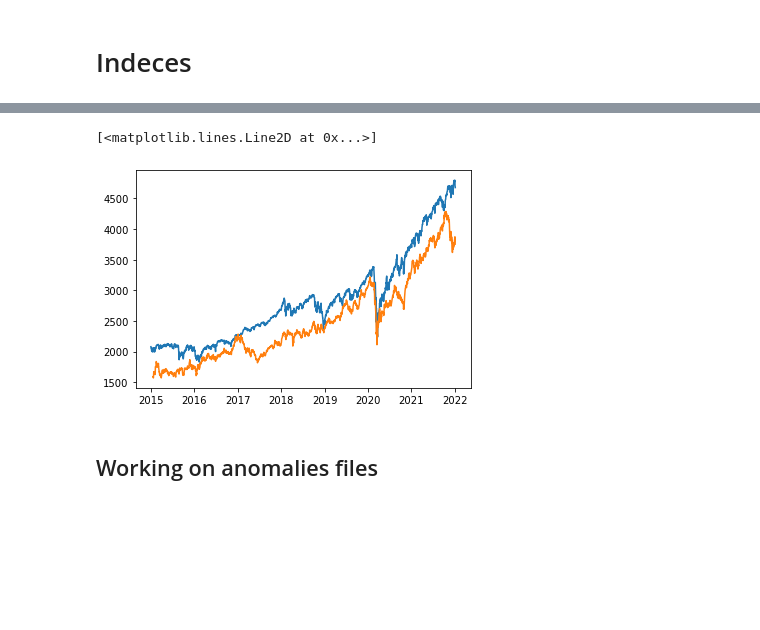
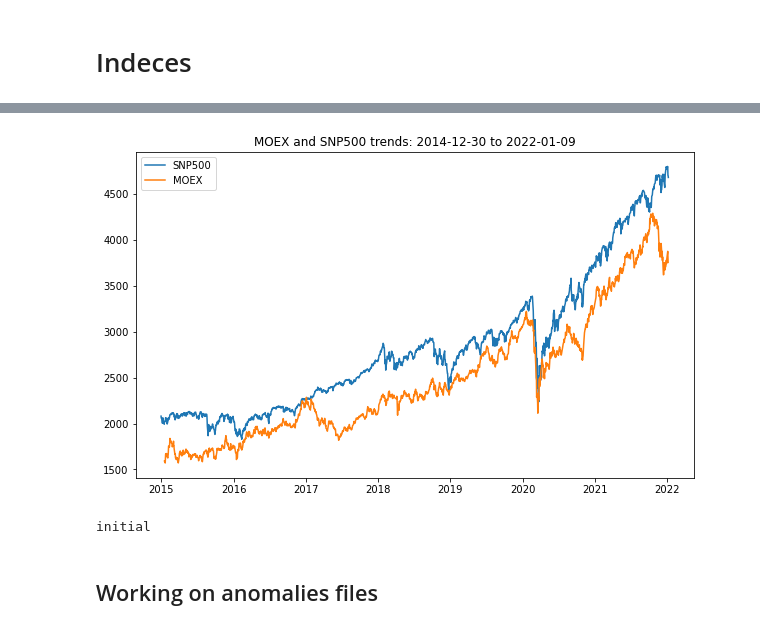
Before and after one commit to odu1ros/timeseries_analysis, a Jupyter notebook: labeling_results.ipynb, the cells around one changed output, grey strips where cells are left out. Saved outputs shown, nothing was run; the diff lists cells and outputs as text; code cells hidden in the pictures; blank space fills up the shorter version.

```diff
--- a/labeling_results.ipynb
+++ b/labeling_results.ipynb
@@ -41,14 +110,18 @@ def get_index_data(start_date, end_date, method=method, i=0):
 spx_idx, spx_returns = get_index_data(start_date, end_date, method=method, i=0)
 moex_idx, moex_returns = get_index_data(start_date, end_date, method=method, i=1)
 # %%
-fig = plt.figure()
+fig = plt.figure(figsize=(10,6))
 ax = plt.axes()
+plt.title(f'MOEX and SNP500 trends: {start_date} to {end_date}')
 
-ax.plot(spx_idx)
-ax.plot(moex_idx)
+ax.plot(spx_idx, label='SNP500')
+ax.plot(moex_idx, label='MOEX')
+plt.legend(loc="upper left")
+plt.show()
+print(period)
 # %% [output]
+[figure, new version]
-[<matplotlib.lines.Line2D at 0x...>]
+initial
-[figure, old version]
 # %% [markdown]
 ## Working on anomalies files
 # %% [markdown]
```
Also changed, not shown: parts of 45 cells of this notebook, 1 other file.
